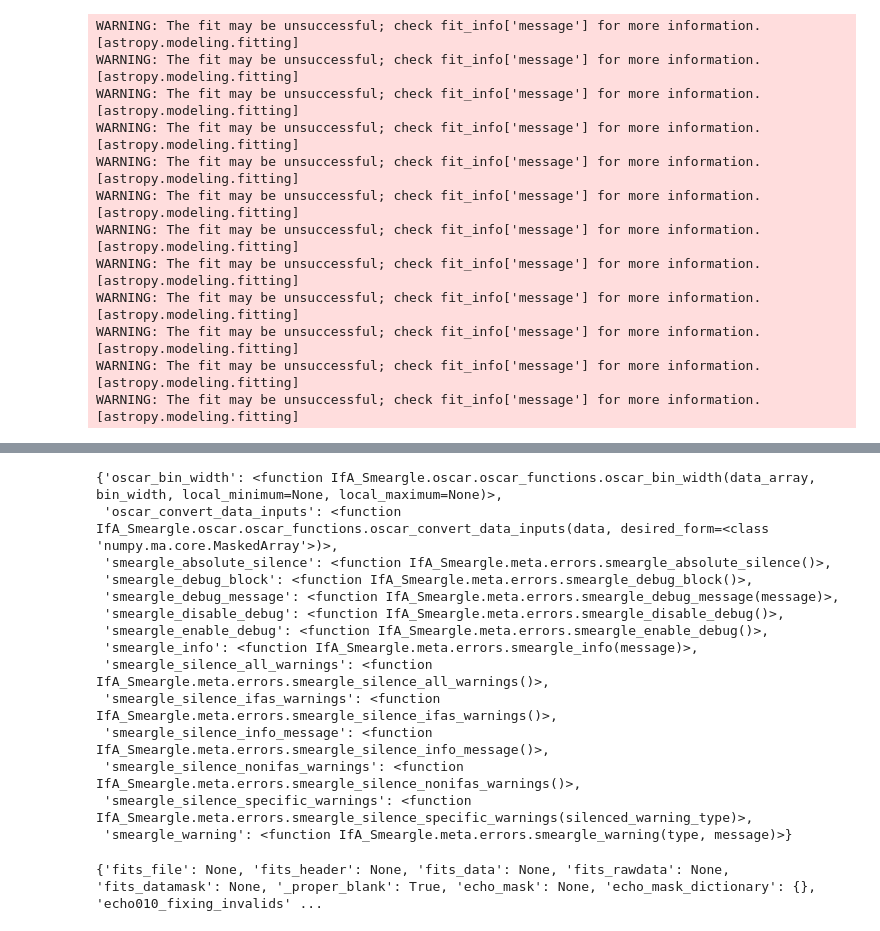
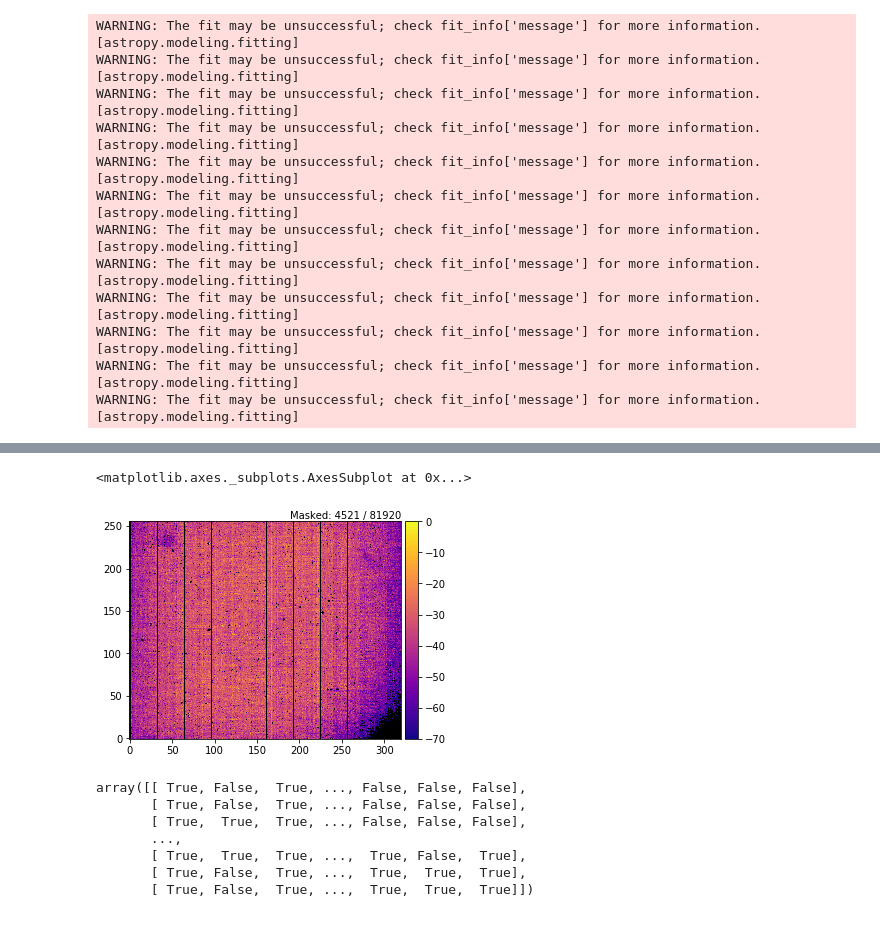
Before and after one commit to psmd-iberutaru/IfA-Smeargle, a Jupyter notebook: Testing.ipynb, the cells around one changed output, grey strips where cells are left out. Saved outputs shown, nothing was run; the diff lists cells and outputs as text; code cells hidden in the pictures.

Commit message:
A working prototype of the ZULU IfasDataArray class has been implemented. The current lines of ECHO, OSCAR work with it.

```diff
--- a/Testing.ipynb
+++ b/Testing.ipynb
@@ -258,22 +173,0 @@ for setdex in (np.arange(set_count) + 1):
-# %%
-dict(inspect.getmembers(ifas.oscar, inspect.isfunction))
-# %% [output]
-{'oscar_bin_width': <function IfA_Smeargle.oscar.oscar_functions.oscar_bin_width(data_array, bin_width, local_minimum=None, local_maximum=None)>,
- 'oscar_convert_data_inputs': <function IfA_Smeargle.oscar.oscar_functions.oscar_convert_data_inputs(data, desired_form=<class 'numpy.ma.core.MaskedArray'>)>,
- 'smeargle_absolute_silence': <function IfA_Smeargle.meta.errors.smeargle_absolute_silence()>,
- 'smeargle_debug_block': <function IfA_Smeargle.meta.errors.smeargle_debug_block()>,
- 'smeargle_debug_message': <function IfA_Smeargle.meta.errors.smeargle_debug_message(message)>,
- 'smeargle_disable_debug': <function IfA_Smeargle.meta.errors.smeargle_disable_debug()>,
- 'smeargle_enable_debug': <function IfA_Smeargle.meta.errors.smeargle_enable_debug()>,
- 'smeargle_info': <function IfA_Smeargle.meta.errors.smeargle_info(message)>,
- 'smeargle_silence_all_warnings': <function IfA_Smeargle.meta.errors.smeargle_silence_all_warnings()>,
- 'smeargle_silence_ifas_warnings': <function IfA_Smeargle.meta.errors.smeargle_silence_ifas_warnings()>,
- 'smeargle_silence_info_message': <function IfA_Smeargle.meta.errors.smeargle_silence_info_message()>,
- 'smeargle_silence_nonifas_warnings': <function IfA_Smeargle.meta.errors.smeargle_silence_nonifas_warnings()>,
- 'smeargle_silence_specific_warnings': <function IfA_Smeargle.meta.errors.smeargle_silence_specific_warnings(silenced_warning_type)>,
- 'smeargle_warning': <function IfA_Smeargle.meta.errors.smeargle_warning(type, message)>}
-# %%
-data_array = ifas.zulu.IfasDataArray('',blank=True)
-print(data_array.__dict__)
-# %% [output]
-{'fits_file': None, 'fits_header': None, 'fits_data': None, 'fits_rawdata': None, 'fits_datamask': None, '_proper_blank': True, 'echo_mask': None, 'echo_mask_dictionary': {}, 'echo010_fixing_invalids' ...
@@ -279,0 +201,8 @@ print(data_array.__dict__)
+# %%
+data_array = ifas.zulu.IfasDataArray('./Data/SAPHIRA-MK20-M12145-03_20191001_T60K__num;2__detBias;2.5Vup__slice;1025-1040.fits',
+                                     configuration_class='FirstRun.ifaspkl')
+# %%
+data_array.plot_array_heatmap_image()
+# %% [output]
+<matplotlib.axes._subplots.AxesSubplot at 0x...>
+[figure, added]
@@ -279,0 +211,10 @@ print(data_array.__dict__)
+# %%
+data_array.echo_synthesize_mask_dictionary()
+# %% [output]
+array([[ True, False,  True, ..., False, False, False],
+       [ True, False,  True, ..., False, False, False],
+       [ True,  True,  True, ..., False, False, False],
+       ...,
+       [ True,  True,  True, ...,  True, False,  True],
+       [ True, False,  True, ...,  True,  True,  True],
+       [ True, False,  True, ...,  True,  True,  True]])
```
Also changed, not shown: parts of 14 cells of this notebook, 20 other files.
